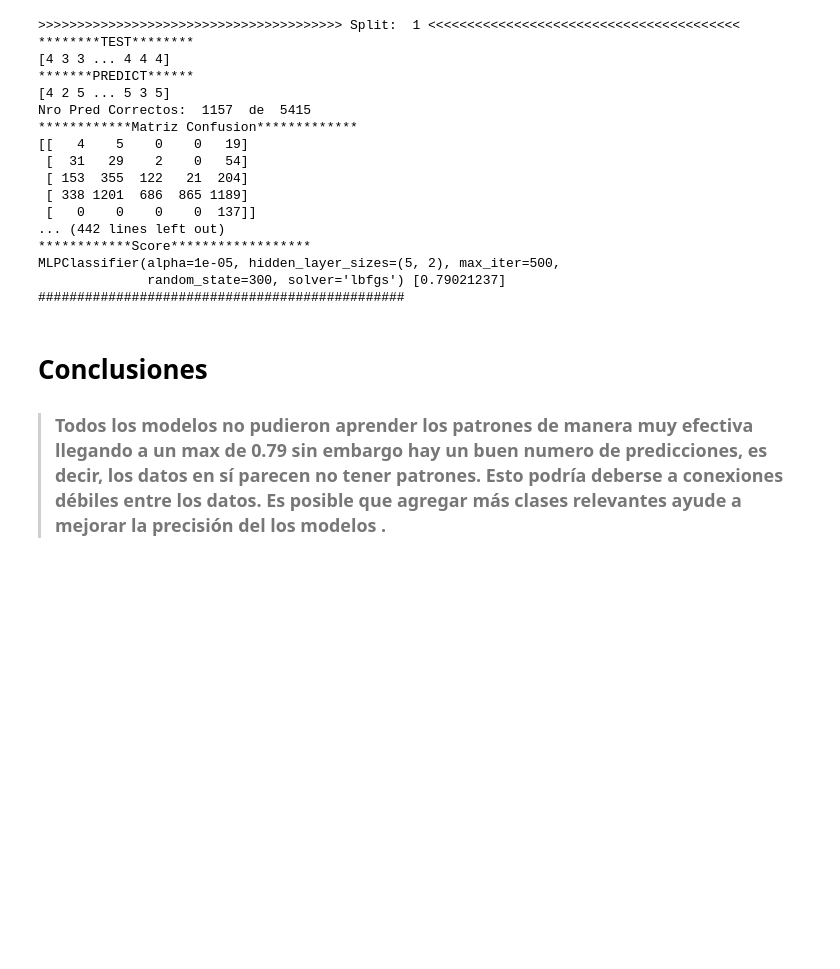
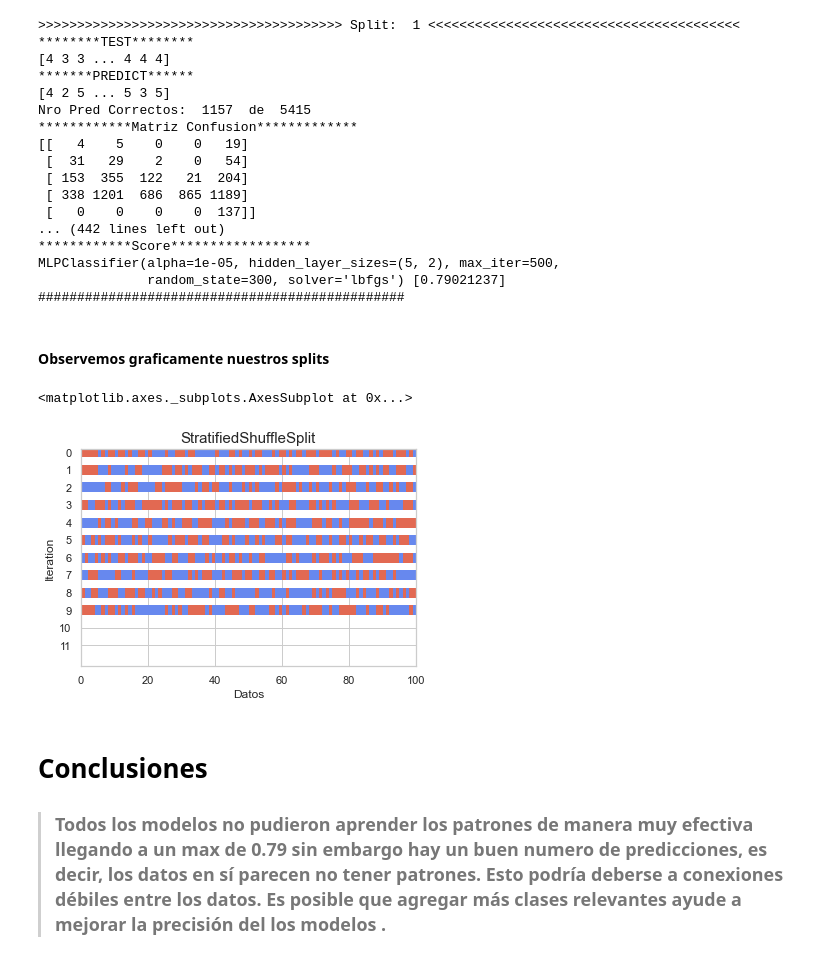
Before and after one commit to JuanGuillermoLauraMamani/ProyectoInf354, a Jupyter notebook: notebook_googlepalystore.ipynb, the cells around one changed output. Saved outputs shown, nothing was run; the diff lists cells and outputs as text; code cells hidden in the pictures; blank space fills up the shorter version.

```diff
--- a/notebook_googlepalystore.ipynb
+++ b/notebook_googlepalystore.ipynb
@@ -555,6 +555,43 @@ Nro Pred Correctos:  1157  de  5415
 MLPClassifier(alpha=1e-05, hidden_layer_sizes=(5, 2), max_iter=500,
               random_state=300, solver='lbfgs') [0.79021237]
 ###############################################
+# %% [markdown]
+#### Observemos graficamente nuestros splits
+# %%
+import numpy as np
+import matplotlib.pyplot as plt
+from matplotlib.patches import Patch
+
+def plot_cv_indices(cv, X, y, ax, n_splits, lw=10):
+
+    # vizalizacion de splits
+    for ii, (tr, tt) in enumerate(cv.split(X=X, y=y)):
+        # Fill in indices with the training/test groups
+        indices = np.array([np.nan] * len(X))
+        indices[tt] = 1
+        indices[tr] = 0
+
+        # resulatados
+        ax.scatter(range(len(indices)), [ii ] * len(indices),
+                   c=indices, marker='_', lw=lw, cmap=cmap_cv,
+                   vmin=-.2, vmax=1.2)
+
+       # Foramto
+
+    ax.set(yticks=np.arange(n_splits+2)
+           , xlabel='Datos', ylabel="Iteration",
+           ylim=[n_splits+2.2, -.2], xlim=[0, 100])
+    ax.set_title('{}'.format(type(cv).__name__), fontsize=15)
+    return ax
+
+
+cmap_data = plt.cm.Paired
+cmap_cv = plt.cm.coolwarm
+fig, ax = plt.subplots()
+plot_cv_indices(sss, rescX, yy,ax, 10)
+# %% [output]
+<matplotlib.axes._subplots.AxesSubplot at 0x...>
+[figure, added]
 # %% [markdown]
 # Conclusiones
 >### Todos los modelos no pudieron aprender los patrones de manera muy efectiva llegando a un max de 0.79 sin embargo hay un buen numero de predicciones, es decir, los datos en sí parecen no tener patrones. Esto podría deberse a conexiones débiles entre los datos. Es posible que agregar más clases relevantes ayude a mejorar la precisión del los modelos .
```
